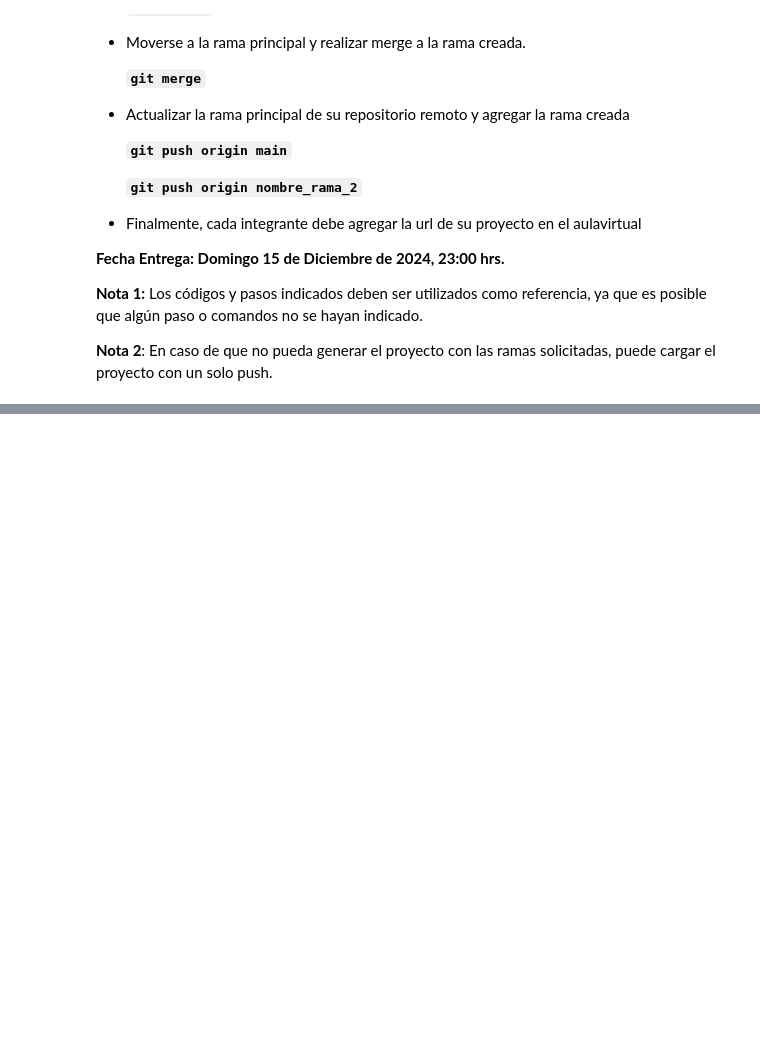
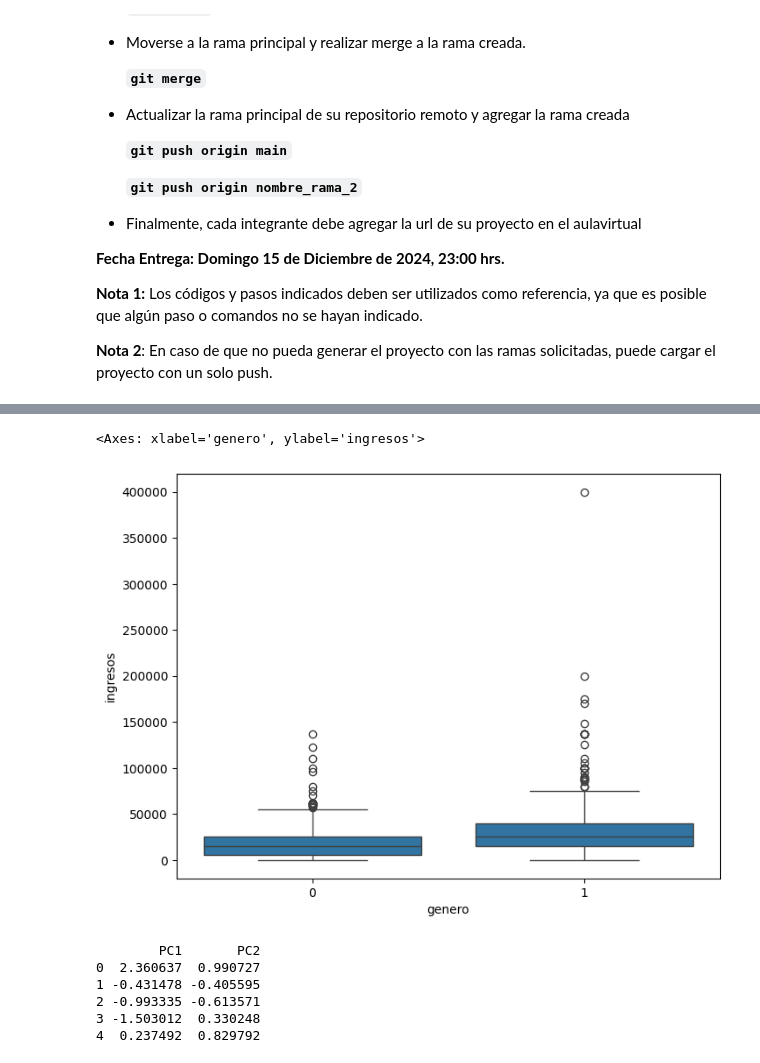
Before and after one commit to ivancitto/Final_Examen, a Jupyter notebook: Examen_final.ipynb, the cells around one changed output, grey strips where cells are left out. Cells and saved outputs as stored; diff of their text form; code cells hidden in the pictures; blank space fills up the shorter version.

```diff
--- a/Examen_final.ipynb
+++ b/Examen_final.ipynb
@@ -119,0 +217,7 @@ Debe guardar su proyecto y agregar el archivo a Git y comentarlo.
+# %%
+#@title Boxplot de los Ingresos por Género
+plt.figure(figsize=(8, 6))
+sns.boxplot(x='genero', y='ingresos', data=data)
+# %% [output]
+<Axes: xlabel='genero', ylabel='ingresos'>
+[figure, added]
@@ -119,0 +235,17 @@ Debe guardar su proyecto y agregar el archivo a Git y comentarlo.
+# %%
+# Aplicar PCA para reducir a 2 componentes principales
+pca = PCA(n_components=2)
+principal_components = pca.fit_transform(x)
+
+# Crear un DataFrame con los componentes principales
+pca_df = pd.DataFrame(data=principal_components, columns=['PC1', 'PC2'])
+
+# Verificar los nuevos datos
+print(pca_df.head())
+# %% [output]
+        PC1       PC2
+0  2.360637  0.990727
+1 -0.431478 -0.405595
+2 -0.993335 -0.613571
+3 -1.503012  0.330248
+4  0.237492  0.829792
```
Also changed, not shown: parts of 17 cells of this notebook.
